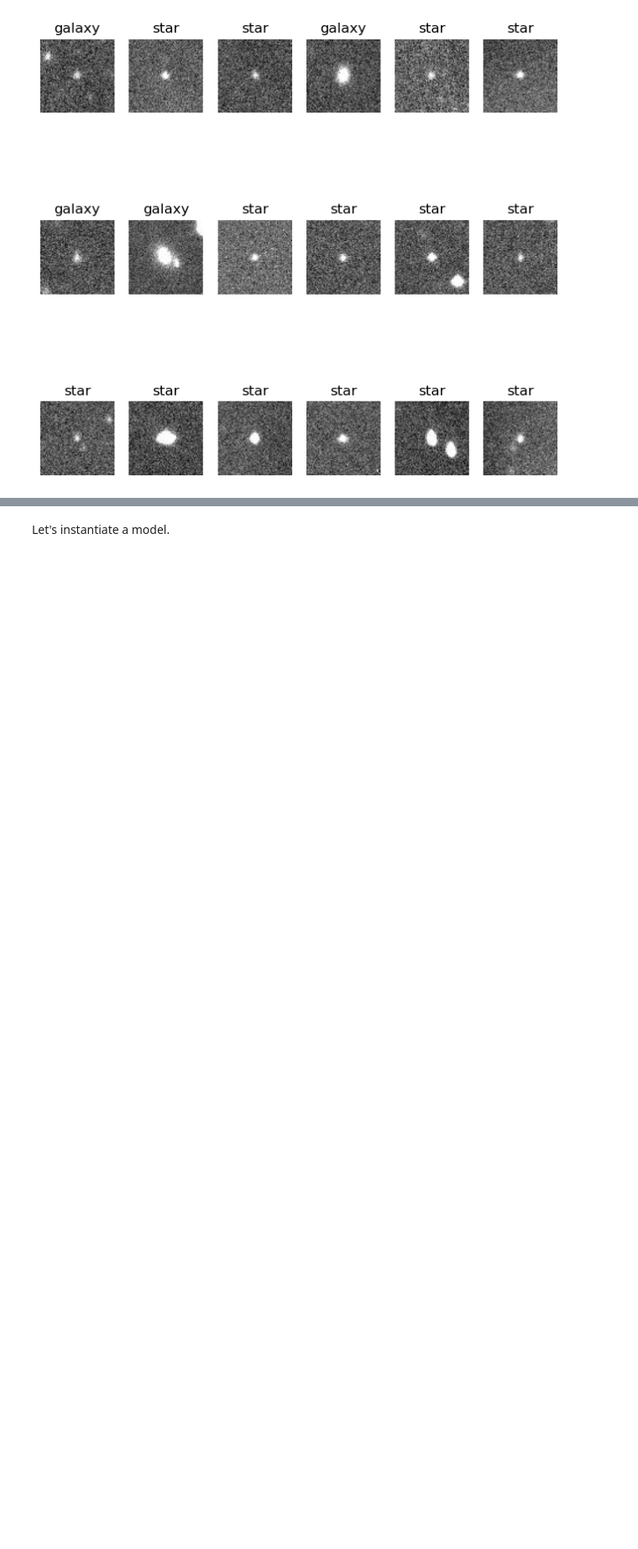
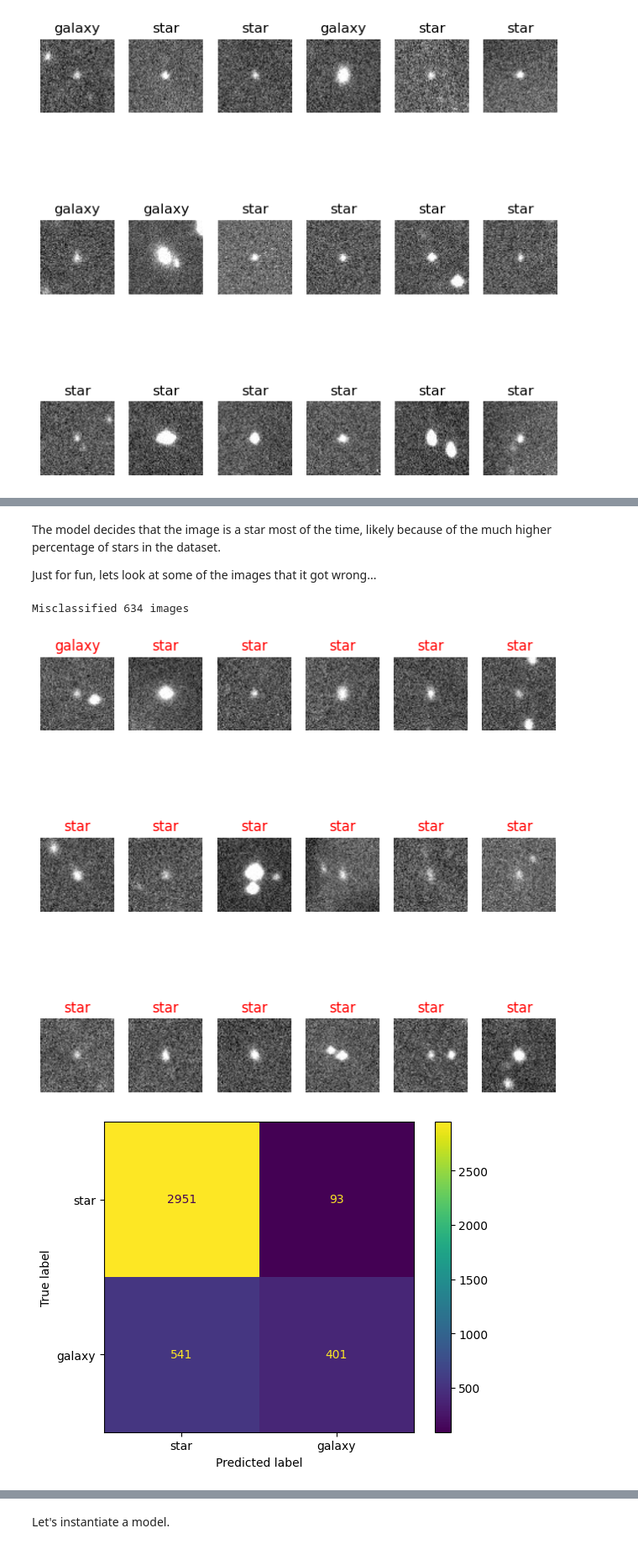
Before and after one commit to pavalos6401/ml-term-project, a Jupyter notebook: notebook.ipynb, the cells around one changed output, grey strips where cells are left out. Shown at 84% size. Cells and saved outputs as stored; diff of their text form; code cells hidden in the pictures; blank space fills up the shorter version.

```diff
--- a/notebook.ipynb
+++ b/notebook.ipynb
@@ -86,0 +260,22 @@ plot_images(
+# %% [markdown]
+The model decides that the image is a star most of the time, likely because of the much higher percentage of stars in the dataset.
+
+Just for fun, lets look at some of the images that it got wrong...
+# %%
+y_preds = model.predict(dataset.data)
+mispreds = dataset.image[y_preds != dataset.target]
+print(f"Misclassified {len(mispreds)} images")
+
+indices = np.random.choice(len(mispreds), size=18)
+plot_images(
+    images=mispreds[indices],
+    labels=dataset.target_names[y_preds[indices]],
+    ncols=6,
+    color="red",
+)
+cm = confusion_matrix(dataset.target, y_preds)
+cm_display = ConfusionMatrixDisplay(cm, display_labels=["star","galaxy"]).plot()
+# %% [output]
+Misclassified 634 images
+[figure, added]
+[figure, added]
```
Also changed, not shown: parts of 17 cells of this notebook.
